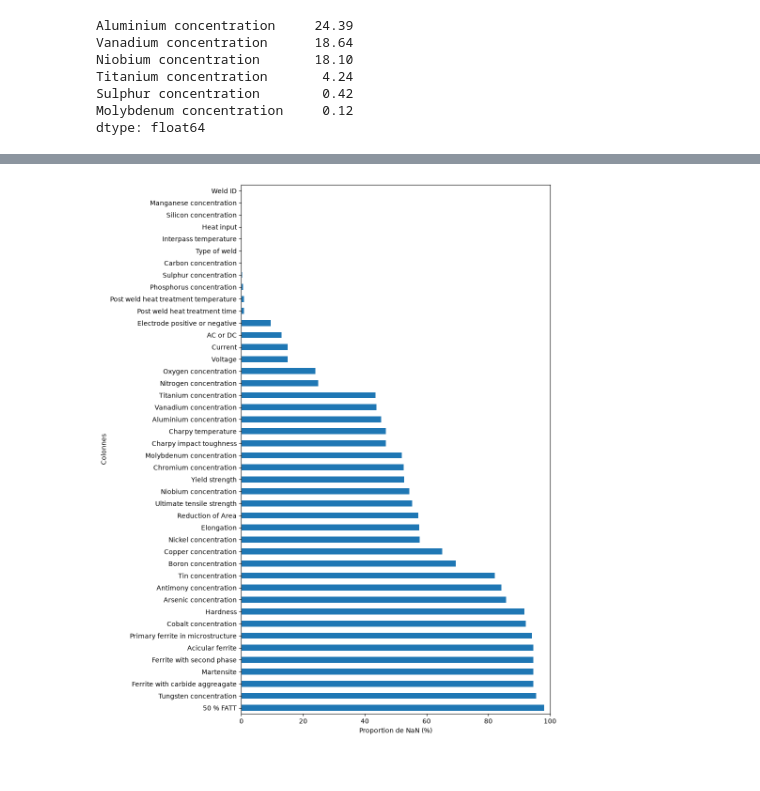
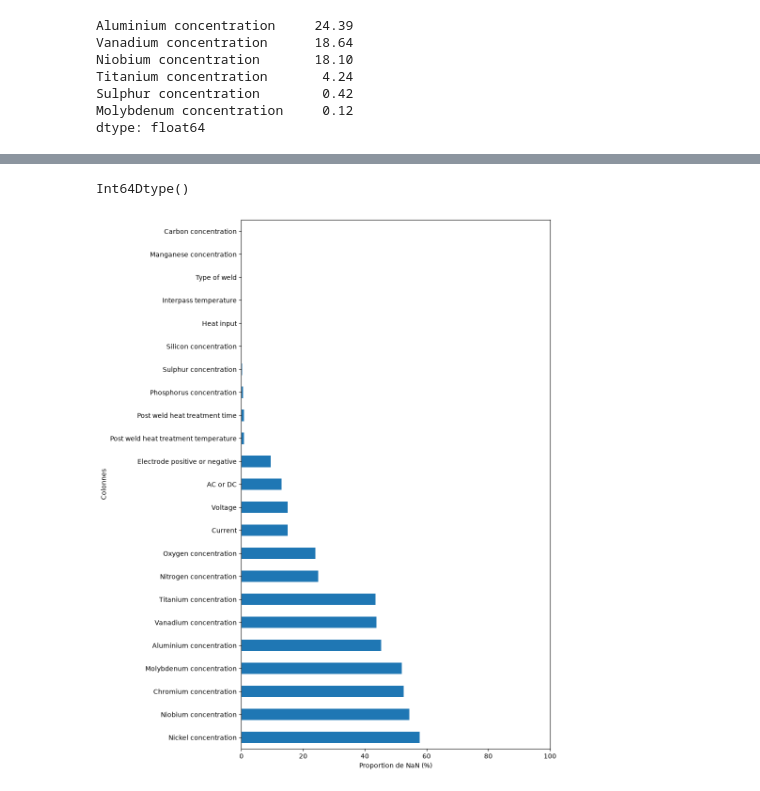
Before and after one commit to marilynehu25/Soudure-d-acier, a Jupyter notebook: 2. Analyses/2. Preprocessing des données.ipynb, the cells around one changed output, grey strips where cells are left out. Cells and saved outputs as stored; diff of their text form; code cells hidden in the pictures.

```diff
--- a/2. Analyses/2. Preprocessing des données.ipynb
+++ b/2. Analyses/2. Preprocessing des données.ipynb
@@ -32,6 +32,9 @@ La coupure est effectuée à la 31e colonne (`Yield strength`, d'indice 30 en Py
 
 La dernière colonne, `Weld ID`, n'est conservée ni dans `X` ni dans `y` car il s'agit d'un identifiant et non d'une grandeur physique. L'utiliser comme variable explicative pourrait conduire le modèle à mémoriser les soudures du jeu d'entraînement sans apprendre de relation généralisable. Elle peut néanmoins être conservée séparément pour assurer la traçabilité des observations.
 # %%
-X = weld_data.iloc[:, :30]
-y = weld_data.iloc[:, 30:43]
+feature_columns = set(weld_data.columns[:30])
+target_columns = set(weld_data.columns[30:43])
+identifier_column = "Weld ID"
+
+model_data = weld_data.drop(columns=[identifier_column])
 # %% [markdown]
@@ -258,19 +311,47 @@ X_reduced[[
+# %%
+class RangeMidpointTransformer(BaseEstimator, TransformerMixin):
+    def __init__(self, columns):
+        self.columns = columns
+
+    def fit(self, X, y=None):
+        return self
+
+    def transform(self, X):
+        X = X.copy()
+
+        for column in self.columns:
+            values = X[column].astype("string").str.replace(",", ".")
+            bounds = values.str.extract(r"^\s*([+-]?[\d.]+)\s*-\s*([+-]?[\d.]+)\s*$")
+            midpoint = (bounds[0].astype(float) + bounds[1].astype(float)) / 2
+            X[column] = pd.to_numeric(values, errors="coerce").fillna(midpoint)
+
+        return X
+
+
+range_transformer = RangeMidpointTransformer(
+    columns=["Interpass temperature"]
+)
+
+X_reduced = range_transformer.fit_transform(X_reduced)
+X_reduced["Interpass temperature"].dtypes
+# %% [output]
+Int64Dtype()
 # %%
 proportion_nan = (
-    weld_data.isna()
+    X_reduced.isna()
     .mean()
     .mul(100)
     .sort_values(ascending=False)
     .rename("Proportion de Nan (%)")
 )
 
 plt.figure(figsize=(10,12))
 proportion_nan.plot(kind="barh")
 
 plt.xlabel("Proportion de NaN (%)")
 plt.ylabel("Colonnes")
 plt.xlim(0,100)
 plt.tight_layout()
 plt.show()
 # %% [output]
-[figure, old version]
+[figure, new version]
```
Also changed, not shown: parts of 11 cells of this notebook.
